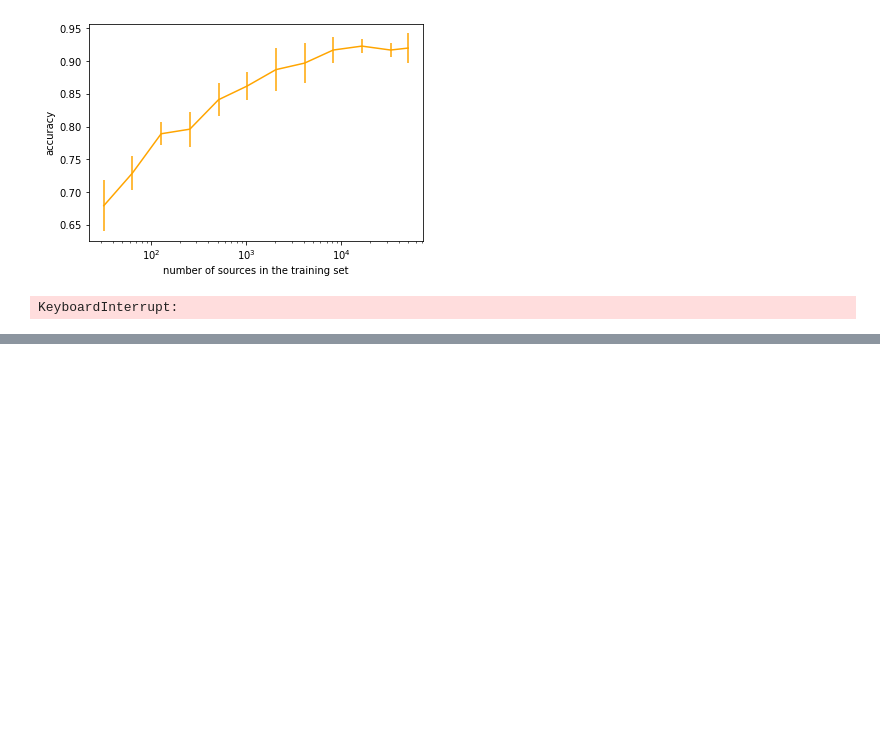
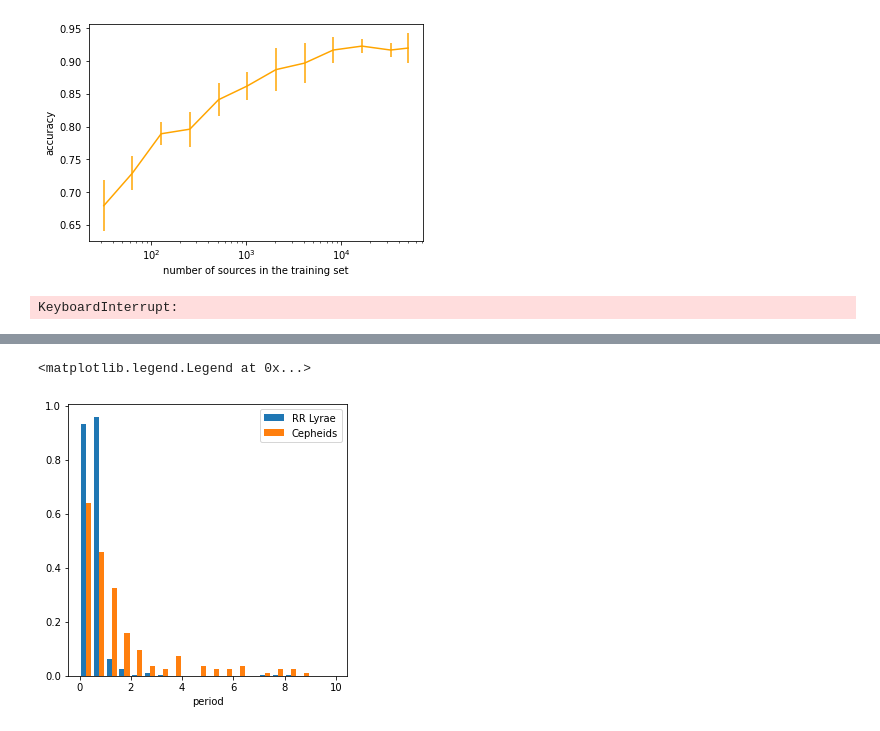
Before and after one commit to guille-c/ALeRCE_ML_DL, a Jupyter notebook: ALeRCE_ML_DL.ipynb, the cells around one changed output, grey strips where cells are left out. Cells and saved outputs as stored; diff of their text form; code cells hidden in the pictures; blank space fills up the shorter version.

Commit message:
Add unlabeled predictions.

```diff
--- a/ALeRCE_ML_DL.ipynb
+++ b/ALeRCE_ML_DL.ipynb
@@ -677,0 +731,23 @@ plot_confusion_matrix(cnf_matrix, classes=class_names, normalize=True,
+# %%
+%%time
+if run_all:
+    base_query = """SELECT oid, CONCAT(name, fid) AS feature, value
+    FROM feature
+    WHERE oid IN (%s)"""
+
+    batch = df_unlabeled_ss_ids["oid"].values
+    #batch = df_train_ss["oid"].values
+    batch = [f"'{o}'" for o in batch]
+    batch = ",".join(batch)
+
+    query = base_query % batch
+
+    df_unlab_feat = pd.read_sql(query, conn)
+
+    df_unlab_feat.head()
+
+    df_unlab_feat = df_unlab_feat.pivot_table(values='value', index="oid", columns='feature', aggfunc='first')
+
+    df_unlab_feat.to_parquet ("data/unlabeled_features.parquet")
+else:
+    df_unlab_feat = pd.read_parquet("data/unlabeled_features.parquet")
@@ -677,0 +800,5 @@ plot_confusion_matrix(cnf_matrix, classes=class_names, normalize=True,
+# %%
+# Predict
+
+y_pred_unlab_BRF = model_BRF.predict (x_unlab)
+y_pbb_unlab_BRF = model_BRF.predict_proba (x_unlab)
@@ -677,0 +809,3 @@ plot_confusion_matrix(cnf_matrix, classes=class_names, normalize=True,
+# %%
+df_unlab_feat['predict'] = y_pred_unlab_BRF
+df_unlab_feat['predict_pbb'] = y_pbb_unlab_BRF.max(axis = 1)
@@ -677,0 +843,13 @@ plot_confusion_matrix(cnf_matrix, classes=class_names, normalize=True,
+# %%
+cep_un = df_unlab_feat[df_unlab_feat['predict'] == "CEP"]
+rrl_un = df_unlab_feat[df_unlab_feat['predict'] == "RRL"]
+# %%
+plt.figure(figsize = (5, 5))
+plt.hist ((rrl_un['Multiband_period12'], cep_un['Multiband_period12']),
+          label = ("RR Lyrae", "Cepheids"), bins = 20, range=(0, 10),
+          density = True)
+plt.xlabel ("period")
+plt.legend()
+# %% [output]
+<matplotlib.legend.Legend at 0x...>
+[figure, added]
```
Also changed, not shown: parts of 59 cells of this notebook.
